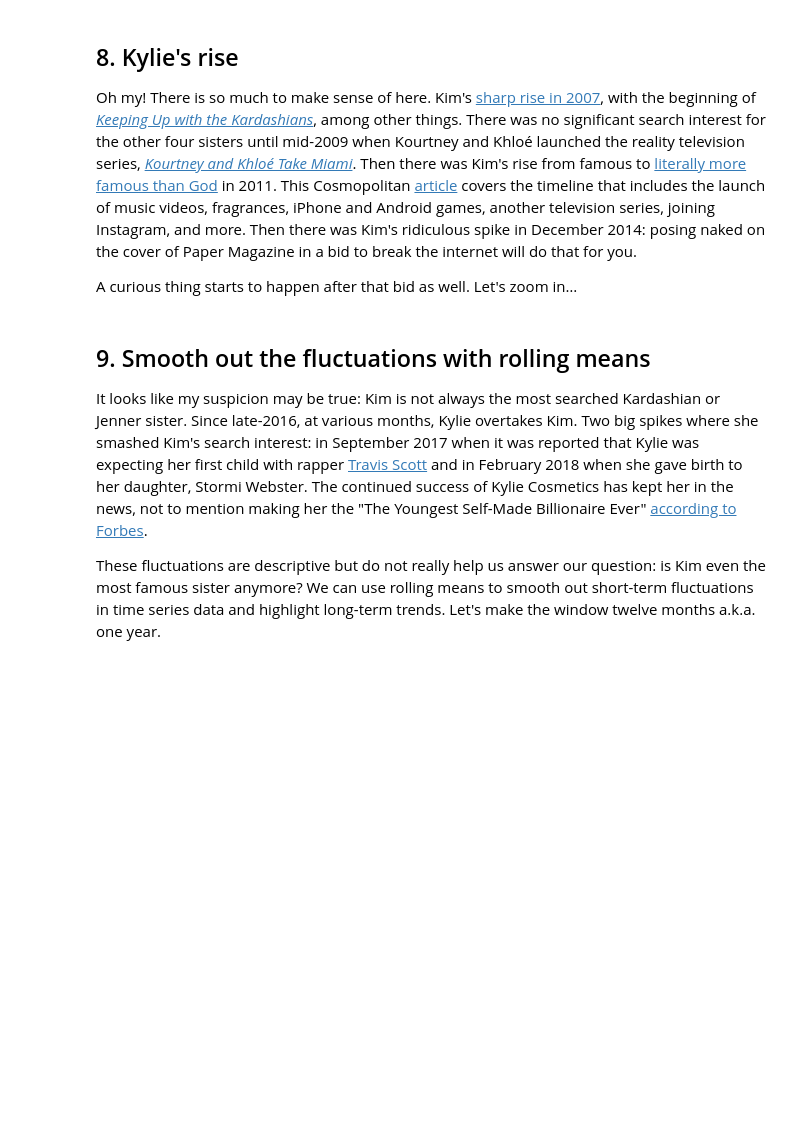
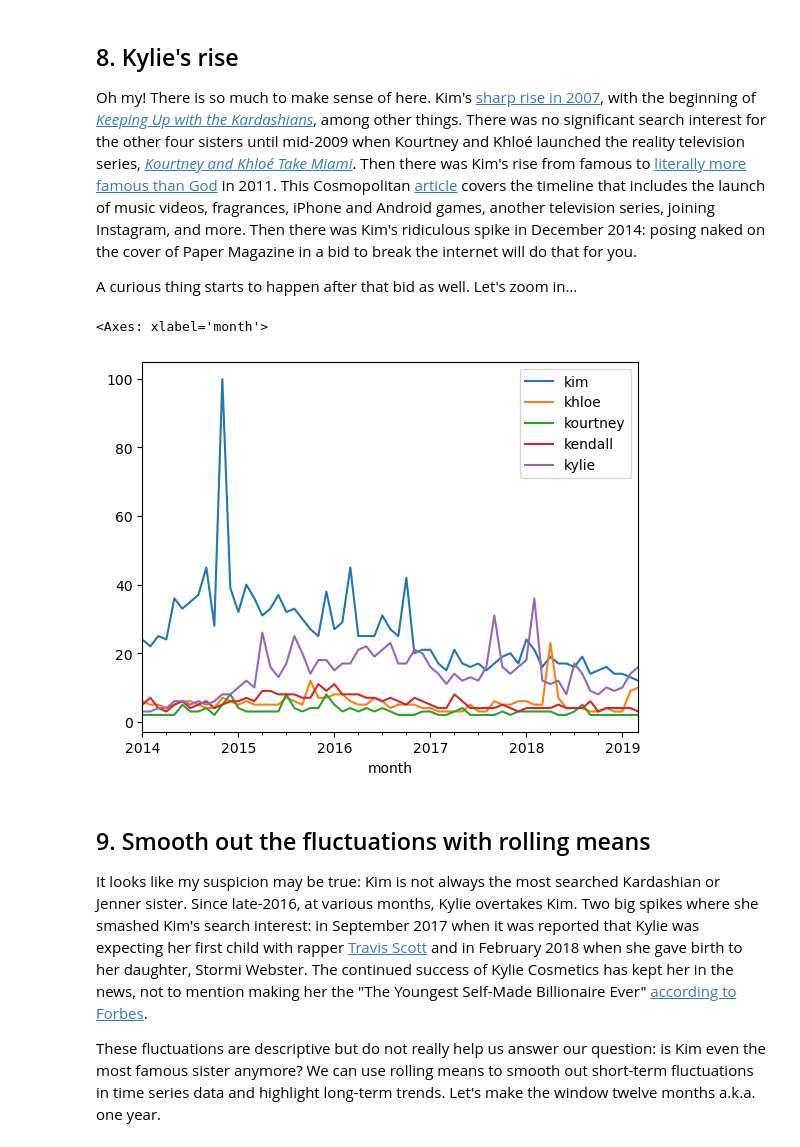
Before and after one commit to JeremyTallant/search_interest, a Jupyter notebook: google_trends.ipynb, the cells around one changed output. Saved outputs shown, nothing was run; the diff lists cells and outputs as text; code cells hidden in the pictures; blank space fills up the shorter version.

```diff
--- a/google_trends.ipynb
+++ b/google_trends.ipynb
@@ -175,3 +172,10 @@ trends.plot()
+# %%
+# Zoom in from January 2014
+trends = trends.loc['2014-01-01': '2019-03-31']
+trends.plot()
+# %% [output]
+<Axes: xlabel='month'>
+[figure, added]
 # %% [markdown]
 ## 9. Smooth out the fluctuations with rolling means
 <p>It looks like my suspicion may be true: Kim is not always the most searched Kardashian or Jenner sister. Since late-2016, at various months, Kylie overtakes Kim. Two big spikes where she smashed Kim's search interest: in September 2017 when it was reported that Kylie was expecting her first child with rapper <a href="https://en.wikipedia.org/wiki/Travis_Scott">Travis Scott</a> and in February 2018 when she gave birth to her daughter, Stormi Webster. The continued success of Kylie Cosmetics has kept her in the news, not to mention making her the "The Youngest Self-Made Billionaire Ever" <a href="https://www.forbes.com/sites/natalierobehmed/2019/03/05/at-21-kylie-jenner-becomes-the-youngest-self-made-billionaire-ever/#57e612c02794">according to Forbes</a>.</p>
```
Also changed, not shown: parts of 1 cell of this notebook.
